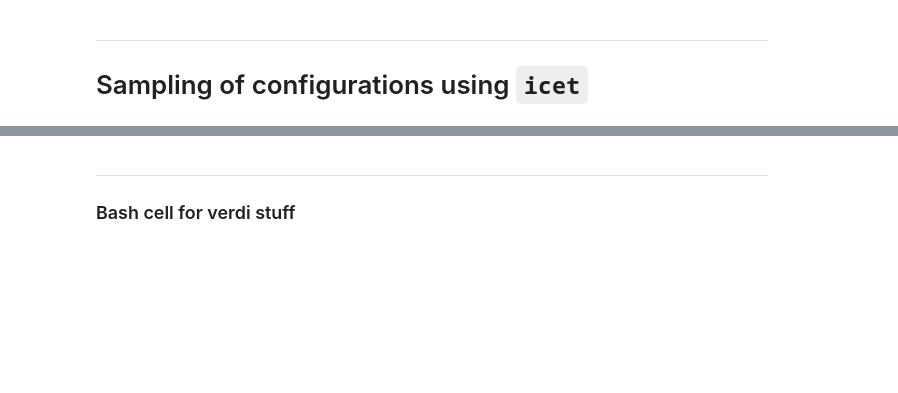
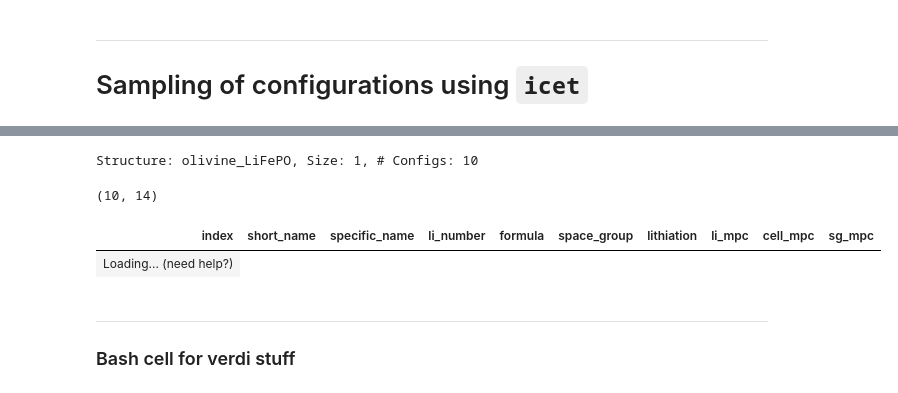
Before and after one commit to GeigerJ2/bat_uv_ml, a Jupyter notebook: code/configuration_sampling.ipynb, the cells around one changed output, grey strips where cells are left out. Saved outputs shown, nothing was run; the diff lists cells and outputs as text; code cells hidden in the pictures; blank space fills up the shorter version.

```diff
--- a/code/configuration_sampling.ipynb
+++ b/code/configuration_sampling.ipynb
@@ -114,15 +140,26 @@ for structure_index, sampling_df_key in enumerate(sampling_df_keys):
 
 sampling_df_dict = dict(zip(sampling_df_keys, conf_df_list))
 # %%
-show_columns_sampling = ['li_number', 'formula', 'space_group', 'lithiation', 'li_mpc', 'cell_mpc', 'sg_mpc']
+show_columns_sampling = ['index', 'short_name', 'specific_name', 'li_number', 'formula', 'space_group', 'lithiation', 'li_mpc', 'cell_mpc', 'sg_mpc']
 
-pd.set_option('display.max_rows', 10)
-for sampling_df_key in sampling_df_keys[:2]:
-    current_df = sampling_df_dict[sampling_df_key][show_columns_sampling]
+show = False
+
+for sampling_df_key in sampling_df_keys:
+    current_df = sampling_df_dict[sampling_df_key]
     print("Structure: {}, Size: {}, # Configs: {}".format(*sampling_df_key, current_df.shape[0]))
-    current_df
+    current_df.shape
+    current_df[show_columns_sampling]
+    break
+    if show is True:
+        view(current_df['ase_structure'].values)
+        input("Press Enter to continue...")
     # view(sampling_df_dict[sampling_df_key]['ase_structure'].values)
     # break
+# %% [output]
+Structure: olivine_LiFePO, Size: 1, # Configs: 10
+(10, 14)
+| index | short_name | specific_name | li_number | formula | space_group | lithiation | li_mpc | cell_mpc | sg_mpc |
+| Loading... (need help?) |
 # %% [markdown]
 ***
 ### Bash cell for verdi stuff
```
Also changed, not shown: parts of 3 cells of this notebook, 1 other file.
